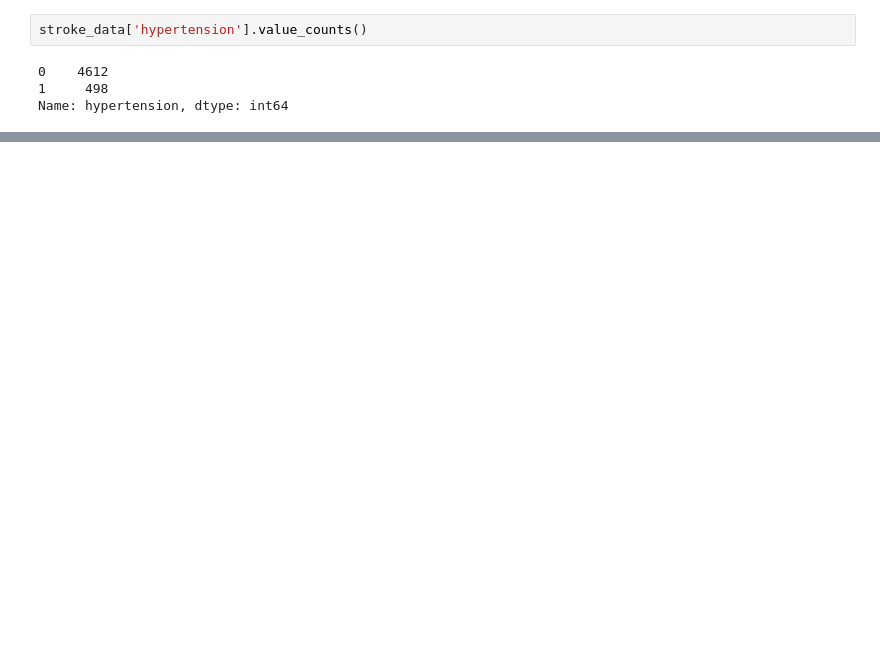
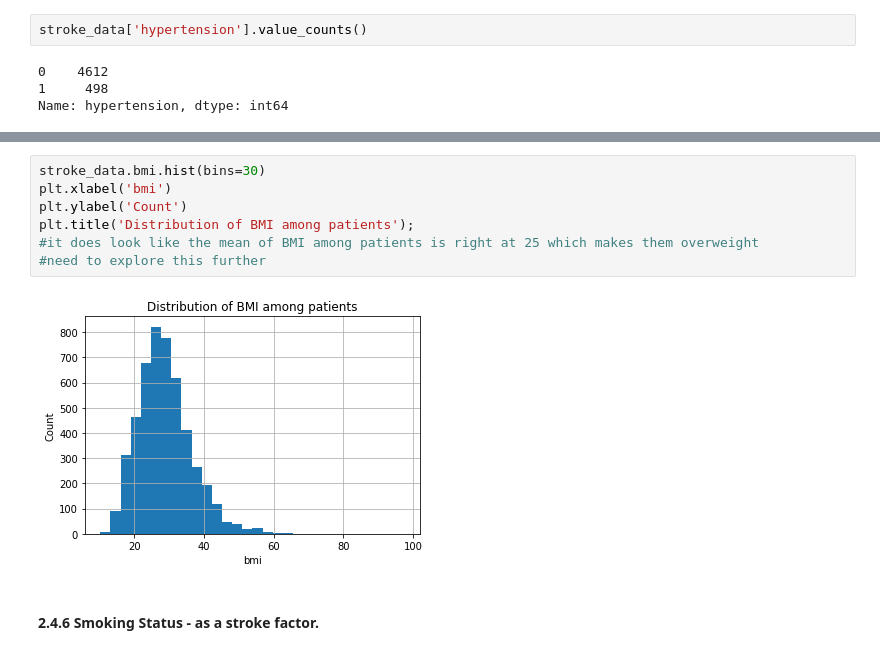
Before and after one commit to FayD21/Capstone-2-Stroke-Prediction, a Jupyter notebook: Notebooks/Stroke_data_wrangling_EDA_02.ipynb, the cells around one changed output, grey strips where cells are left out. Saved outputs shown, nothing was run; the diff lists cells and outputs as text; blank space fills up the shorter version.

```diff
--- a/Notebooks/Stroke_data_wrangling_EDA_02.ipynb
+++ b/Notebooks/Stroke_data_wrangling_EDA_02.ipynb
@@ -783,0 +417,11 @@ save_file(state_summary, 'state_summary.csv', datapath)
+# %%
+stroke_data.bmi.hist(bins=30)
+plt.xlabel('bmi')
+plt.ylabel('Count')
+plt.title('Distribution of BMI among patients');
+#it does look like the mean of BMI among patients is right at 25 which makes them overweight
+#need to explore this further
+# %% [output]
+[figure, added]
+# %% [markdown]
+#### 2.4.6 Smoking Status - as a stroke factor.<a id=''></a>
```
Also changed, not shown: parts of 193 cells of this notebook.
